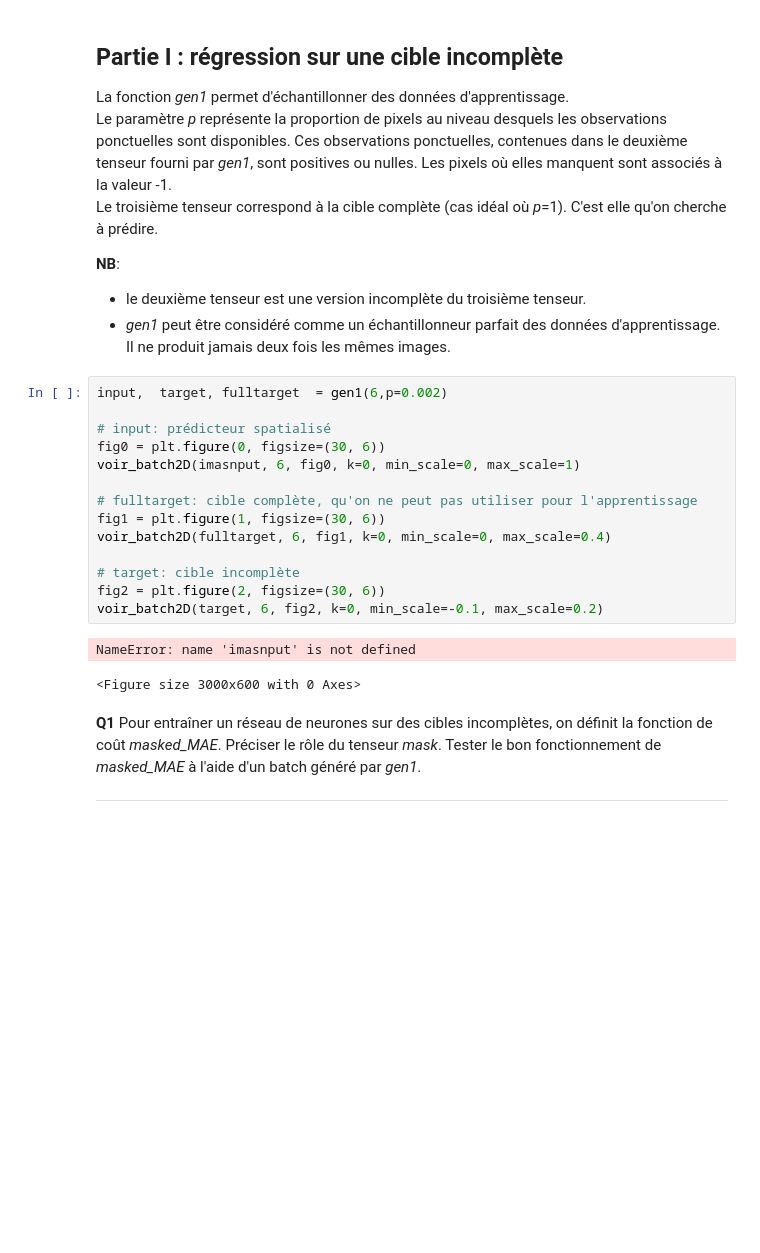
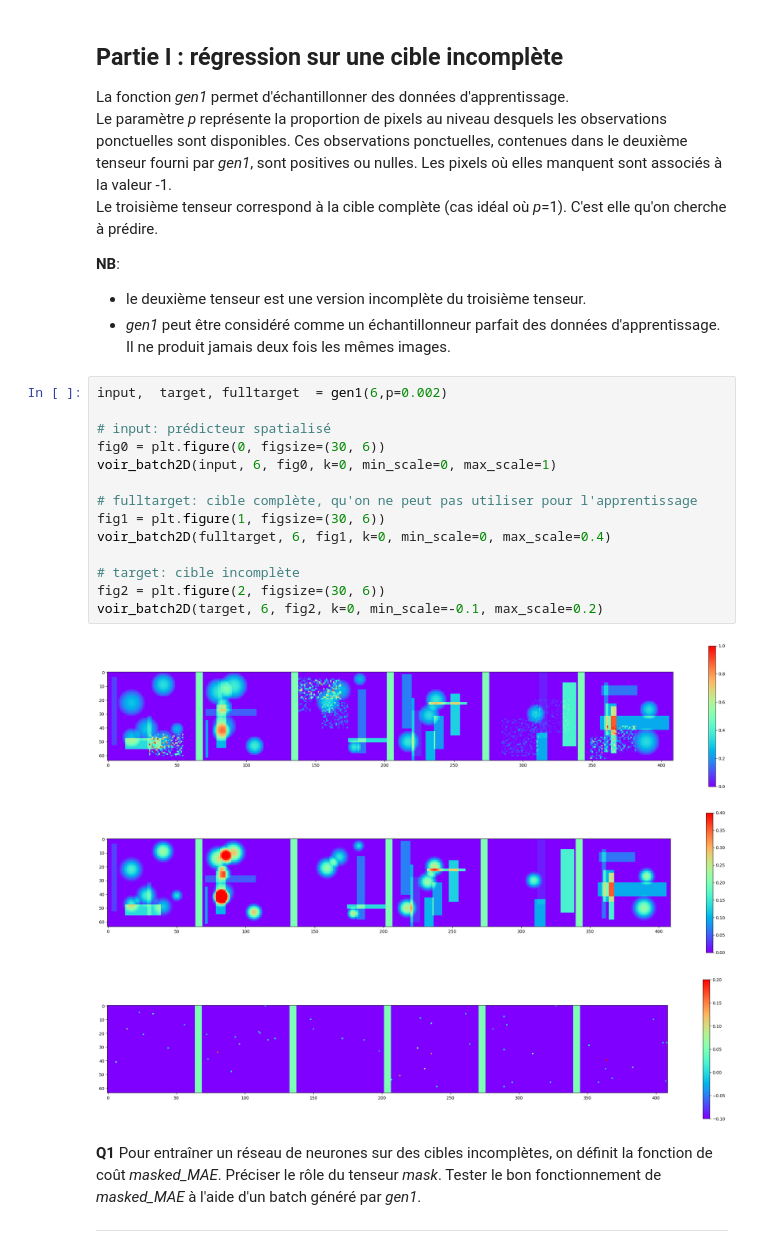
Before and after one commit to klyamoud/Be_machine_learning, a Jupyter notebook: BE_session1_probleme1.ipynb, the cells around one changed output. Saved outputs shown, nothing was run; the diff lists cells and outputs as text; blank space fills up the shorter version.

```diff
--- a/BE_session1_probleme1.ipynb
+++ b/BE_session1_probleme1.ipynb
@@ -44,20 +44,21 @@ Le troisième tenseur correspond à la cible complète (cas idéal où *p*=1). C
 # %%
 input,  target, fulltarget  = gen1(6,p=0.002)
 
 # input: prédicteur spatialisé
 fig0 = plt.figure(0, figsize=(30, 6))
-voir_batch2D(imasnput, 6, fig0, k=0, min_scale=0, max_scale=1)
+voir_batch2D(input, 6, fig0, k=0, min_scale=0, max_scale=1)
 
 # fulltarget: cible complète, qu'on ne peut pas utiliser pour l'apprentissage
 fig1 = plt.figure(1, figsize=(30, 6))
 voir_batch2D(fulltarget, 6, fig1, k=0, min_scale=0, max_scale=0.4)
 
 # target: cible incomplète
 fig2 = plt.figure(2, figsize=(30, 6))
 voir_batch2D(target, 6, fig2, k=0, min_scale=-0.1, max_scale=0.2)
 # %% [output]
-NameError: name 'imasnput' is not defined
-<Figure size 3000x600 with 0 Axes>
+[figure, added]
+[figure, added]
+[figure, added]
 # %% [markdown]
 **Q1** Pour entraîner un réseau de neurones sur des cibles incomplètes, on définit la fonction de coût *masked_MAE*.
 Préciser le rôle du tenseur *mask*. Tester le bon fonctionnement de *masked_MAE* à l'aide d'un batch généré par *gen1*.
```
Also changed, not shown: parts of 33 cells of this notebook.
